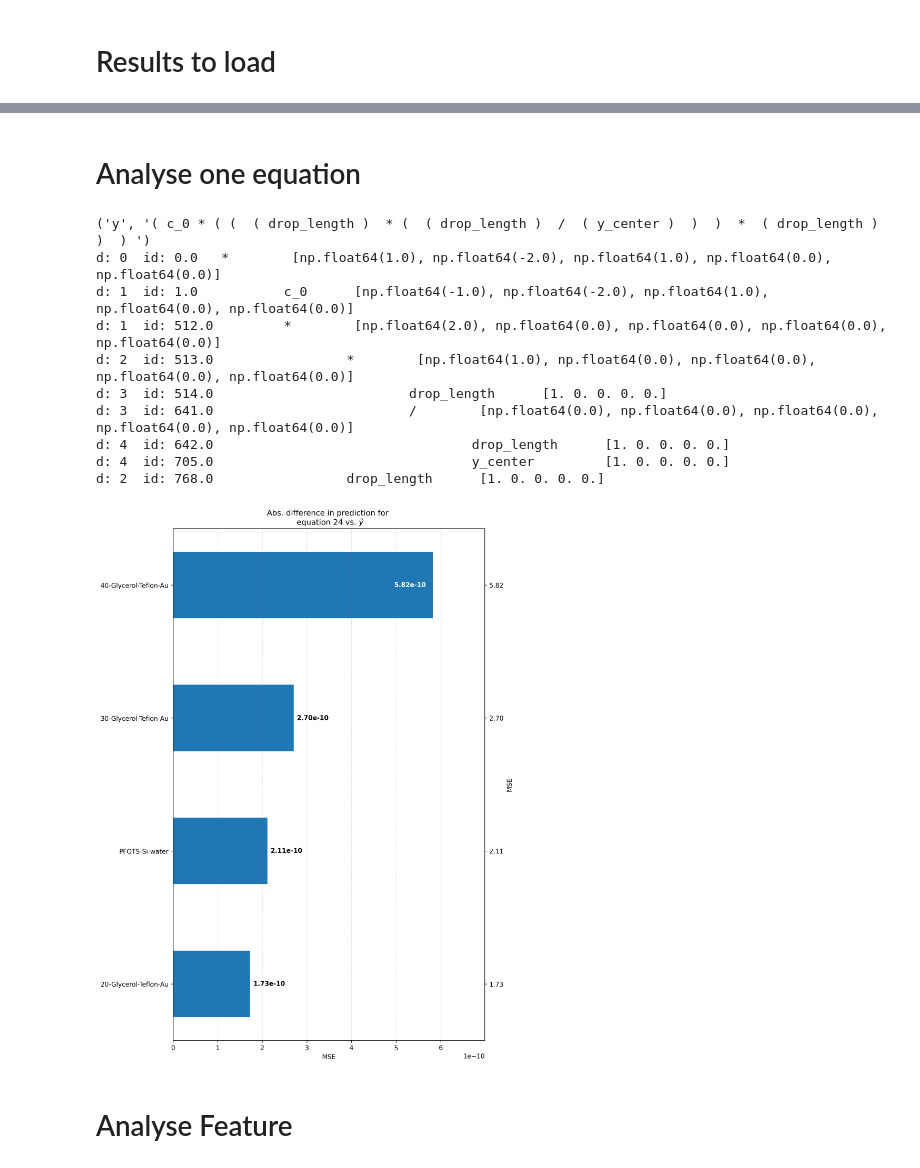
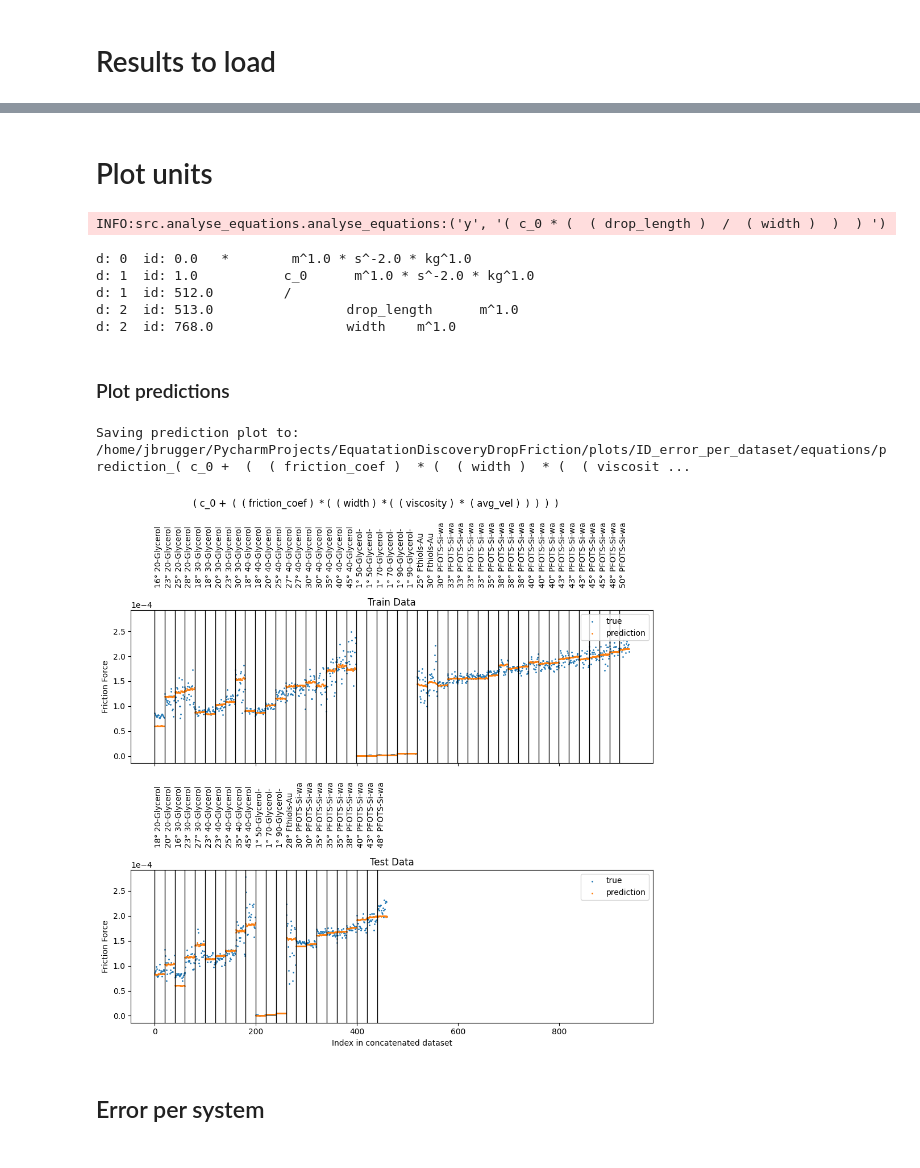
Before and after one commit to BayremAg/EquationDiscoveryDropFriction, a Jupyter notebook: src/analyse_equations/analyse_equations.ipynb, the cells around one changed output, grey strips where cells are left out. Saved outputs shown, nothing was run; the diff lists cells and outputs as text; code cells hidden in the pictures.

```diff
--- a/src/analyse_equations/analyse_equations.ipynb
+++ b/src/analyse_equations/analyse_equations.ipynb
@@ -40,3 +53,9 @@ measurement_error_dic = {
 # %%
 proposed_equations = load_proposed_equations(args)
 add_proposed_equations(args, proposed_equations)
+
+#files_test, files_train = get_train_test_files(args, proposed_equations)
+folds_dict = get_data_folds(args, proposed_equations)
+all_files = []
+for excel_name, files in folds_dict.items():
+    all_files.extend(files)
@@ -45,4 +76,3 @@ add_proposed_equations(args, proposed_equations)
 # %%
-files_test, files_train = get_train_test_files(args, proposed_equations)
-filtered_dfs_train = prepare_dataset(args, files_train)
-filtered_dfs_test = prepare_dataset(args, files_test)
+filtered_dfs_test, filtered_dfs_train, tree = add_n_fold_error(args, folds_dict, measurement_error_dic, proposed_equations)
+save_proposed_equation(args, folds_dict, proposed_equations)
@@ -110,31 +162,26 @@ df
 # %% [markdown]
-# Analyse one equation
+# Plot units
 # %%
-index = 24
-equation=proposed_equations[df.iloc[index].loc['equation']]
-equation_prefix = df.iloc[index].loc['equation']
-tree = map_equation_to_syntax_tree(args, equation_prefix, infix=False, catch_exceptions=False)
-for id , units in equation['units'].items():
-    i = float(id.split('_')[0])
-tree.constants_in_tree = proposed_equations[equation_prefix]['train_all']['constants']
-add_units(args, equation_prefix, filtered_dfs_train, proposed_equations, tree)
-print(tree.rearrange_equation_infix_notation())
-tree.print()
+index =  174
+print_units_of_one_equation(args, df_error, index, proposed_equations)
 # %% [output]
-('y', '( c_0 * ( (  ( drop_length )  * (  ( drop_length )  /  ( y_center )  )  )  *  ( drop_length )  )  ) ')
-d: 0  id: 0.0   *        [np.float64(1.0), np.float64(-2.0), np.float64(1.0), np.float64(0.0), np.float64(0.0)]
-d: 1  id: 1.0           c_0      [np.float64(-1.0), np.float64(-2.0), np.float64(1.0), np.float64(0.0), np.float64(0.0)]
-d: 1  id: 512.0         *        [np.float64(2.0), np.float64(0.0), np.float64(0.0), np.float64(0.0), np.float64(0.0)]
-d: 2  id: 513.0                 *        [np.float64(1.0), np.float64(0.0), np.float64(0.0), np.float64(0.0), np.float64(0.0)]
-d: 3  id: 514.0                         drop_length      [1. 0. 0. 0. 0.]
-d: 3  id: 641.0                         /        [np.float64(0.0), np.float64(0.0), np.float64(0.0), np.float64(0.0), np.float64(0.0)]
-d: 4  id: 642.0                                 drop_length      [1. 0. 0. 0. 0.]
-d: 4  id: 705.0                                 y_center         [1. 0. 0. 0. 0.]
-d: 2  id: 768.0                 drop_length      [1. 0. 0. 0. 0.]
+INFO:src.analyse_equations.analyse_equations:('y', '( c_0 * (  ( drop_length )  /  ( width )  )  ) ')
+d: 0  id: 0.0   *        m^1.0 * s^-2.0 * kg^1.0
+d: 1  id: 1.0           c_0      m^1.0 * s^-2.0 * kg^1.0
+d: 1  id: 512.0         /
+d: 2  id: 513.0                 drop_length      m^1.0
+d: 2  id: 768.0                 width    m^1.0
-# %%
-plot_error_per_system(args,df, index, proposed_equations)
-# %% [output]
-[figure, removed]
+# %% [markdown]
+### Plot predictions
+# %%
+index =  174
+equation = proposed_equations[df_error.loc[index].loc['equation']]
+tree = map_equation_to_syntax_tree(args, df_error.loc[index].loc['equation'], infix=False, catch_exceptions=False)
+tree.constants_in_tree = equation['all_data']['train']['constants']
+plot_prediction(args, filtered_dfs_test, filtered_dfs_train, tree)
+# %% [output]
+Saving prediction plot to: /home/jbrugger/PycharmProjects/EquatationDiscoveryDropFriction/plots/ID_error_per_dataset/equations/prediction_( c_0 +  (  ( friction_coef )  * (  ( width )  * (  ( viscosit ...
+[figure, added]
 # %% [markdown]
-# Analyse Feature
+## Error per system
 # %%
```
Also changed, not shown: parts of 14 cells of this notebook.
